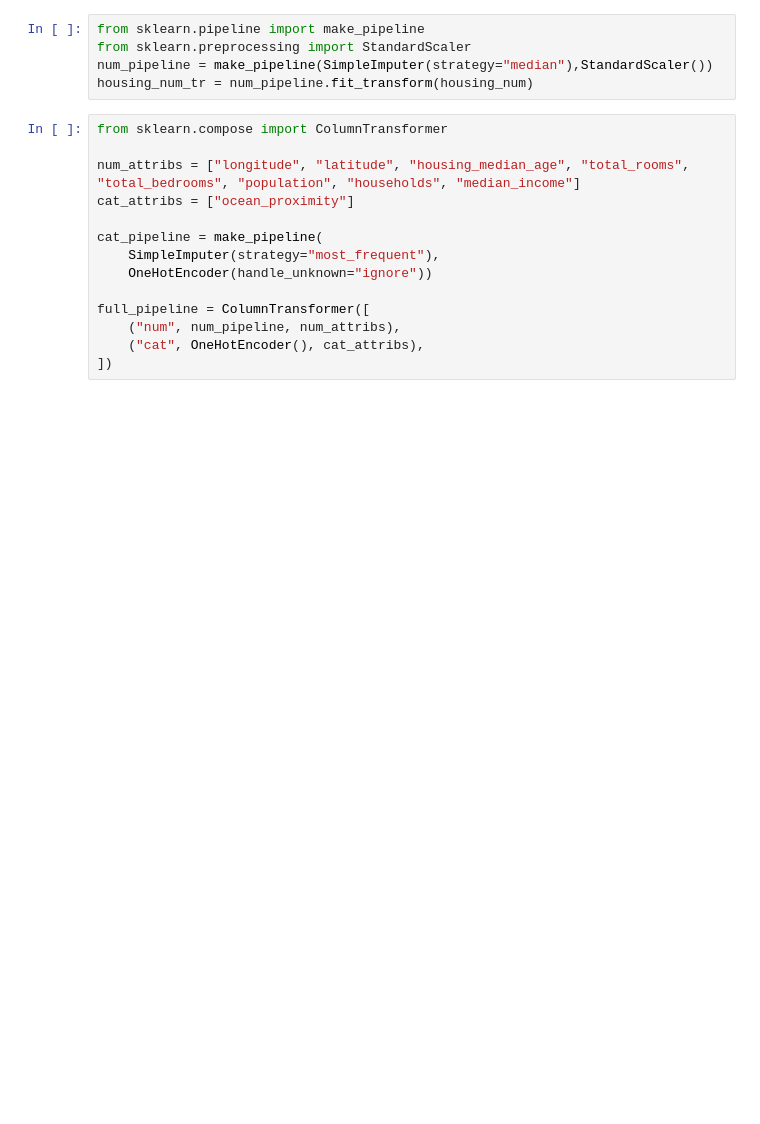
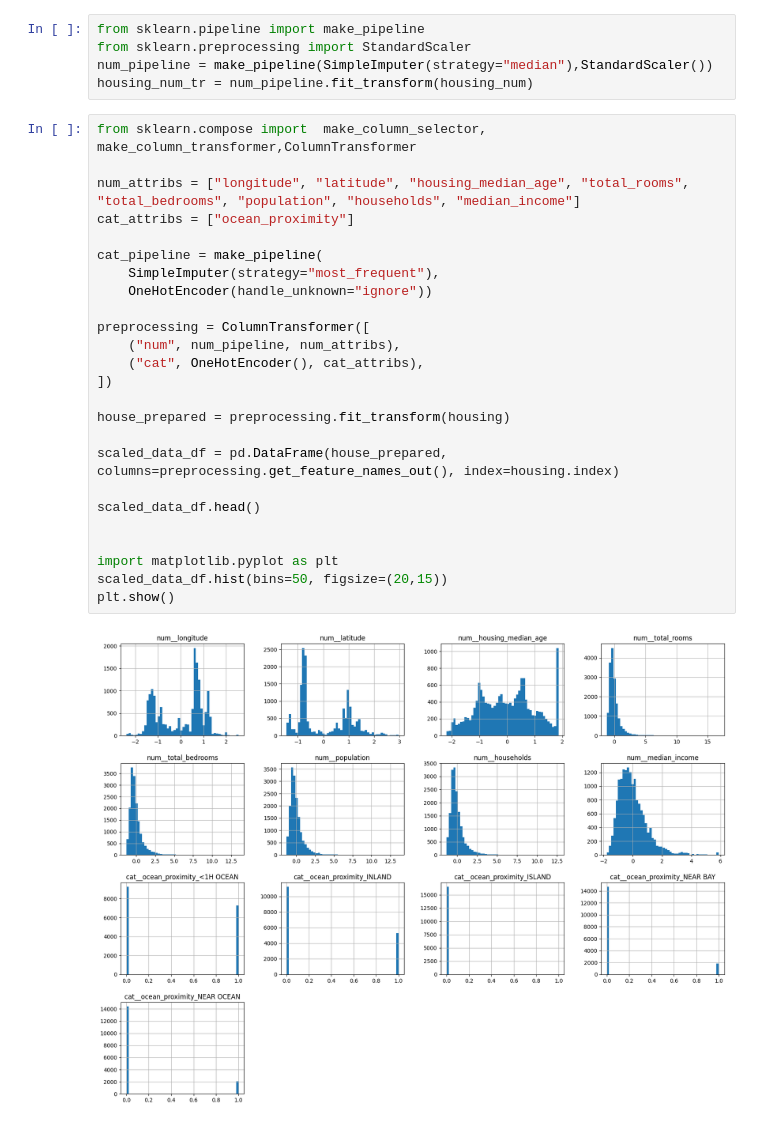
Before and after one commit to mmercan/handson-ml3, a Jupyter notebook: 02_new_project.ipynb, the cells around one changed output. Cells and saved outputs as stored; diff of their text form; blank space fills up the shorter version.

```diff
--- a/02_new_project.ipynb
+++ b/02_new_project.ipynb
@@ -609,16 +609,29 @@ from sklearn.preprocessing import StandardScaler
 num_pipeline = make_pipeline(SimpleImputer(strategy="median"),StandardScaler())
 housing_num_tr = num_pipeline.fit_transform(housing_num)
 # %%
-from sklearn.compose import ColumnTransformer
+from sklearn.compose import  make_column_selector,  make_column_transformer,ColumnTransformer
 
 num_attribs = ["longitude", "latitude", "housing_median_age", "total_rooms", "total_bedrooms", "population", "households", "median_income"]
 cat_attribs = ["ocean_proximity"]
 
 cat_pipeline = make_pipeline(
     SimpleImputer(strategy="most_frequent"),
     OneHotEncoder(handle_unknown="ignore"))
 
-full_pipeline = ColumnTransformer([
+preprocessing = ColumnTransformer([
     ("num", num_pipeline, num_attribs),
     ("cat", OneHotEncoder(), cat_attribs),
 ])
+
+house_prepared = preprocessing.fit_transform(housing)
+
+scaled_data_df = pd.DataFrame(house_prepared, columns=preprocessing.get_feature_names_out(), index=housing.index)
+
+scaled_data_df.head()
+
+
+import matplotlib.pyplot as plt
+scaled_data_df.hist(bins=50, figsize=(20,15))
+plt.show()
+# %% [output]
+[figure, added]
```
Also changed, not shown: parts of 9 cells of this notebook.
